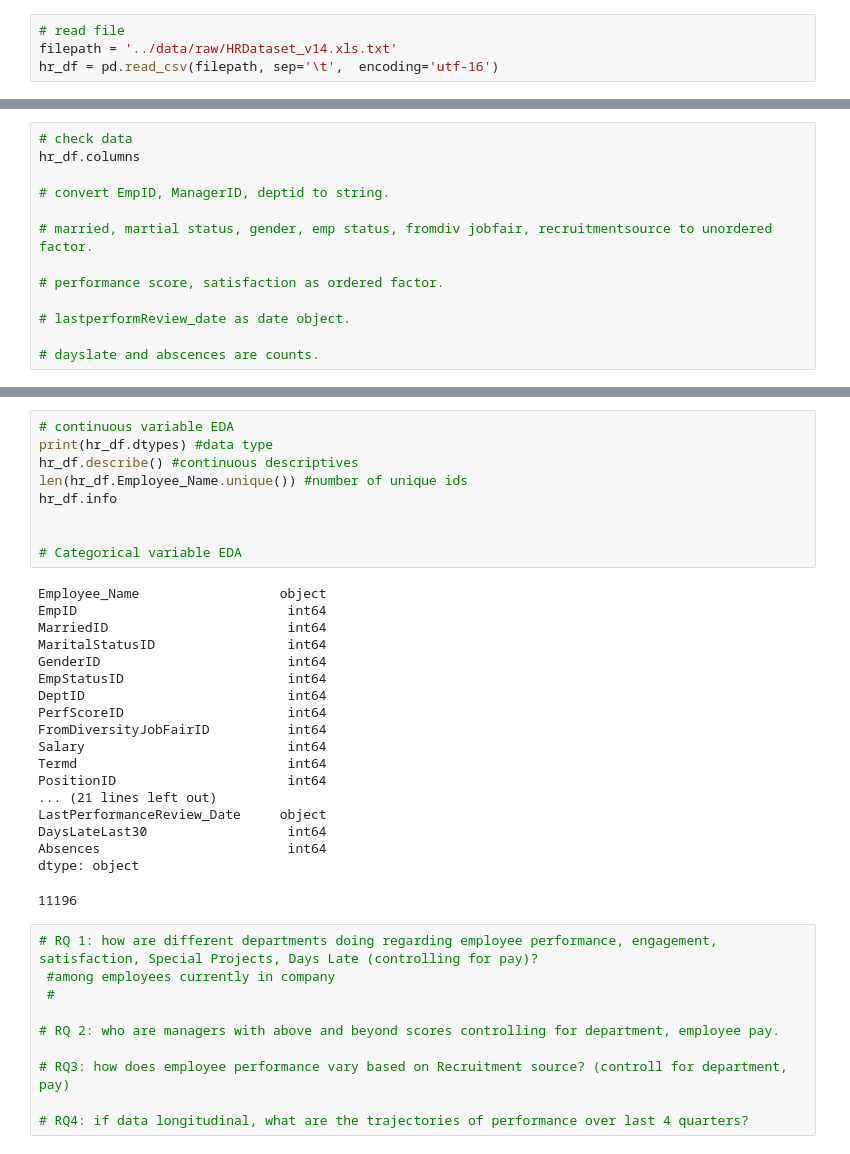
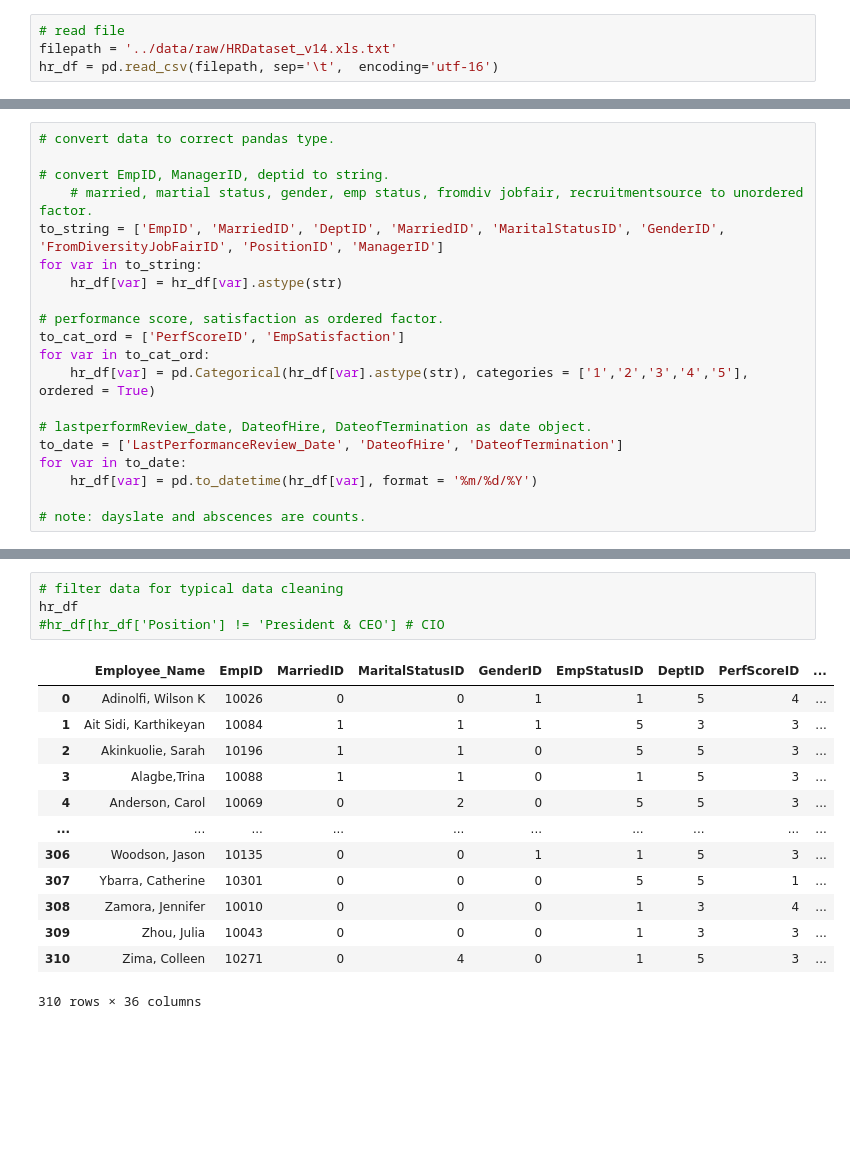
Before and after one commit to christiebarron/dvc10-hr, a Jupyter notebook: scripts/01_datawrangle.ipynb, the cells around one changed output, grey strips where cells are left out. Cells and saved outputs as stored; diff of their text form; blank space fills up the shorter version.

Commit message:
add data wrangling

```diff
--- a/scripts/01_datawrangle.ipynb
+++ b/scripts/01_datawrangle.ipynb
@@ -28,13 +69,20 @@ hr_df = pd.read_csv(filepath, sep='\t',  encoding='utf-16')
 # %%
-# check data
-hr_df.columns
+# convert data to correct pandas type.
 
 # convert EmpID, ManagerID, deptid to string.
-
-# married, martial status, gender, emp status, fromdiv jobfair, recruitmentsource to unordered factor.
+    # married, martial status, gender, emp status, fromdiv jobfair, recruitmentsource to unordered factor.
+to_string = ['EmpID', 'MarriedID', 'DeptID', 'MarriedID', 'MaritalStatusID', 'GenderID', 'FromDiversityJobFairID', 'PositionID', 'ManagerID']
+for var in to_string:
+    hr_df[var] = hr_df[var].astype(str)
 
 # performance score, satisfaction as ordered factor.
+to_cat_ord = ['PerfScoreID', 'EmpSatisfaction']
+for var in to_cat_ord:
+    hr_df[var] = pd.Categorical(hr_df[var].astype(str), categories = ['1','2','3','4','5'], ordered = True)
 
-# lastperformReview_date as date object.
+# lastperformReview_date, DateofHire, DateofTermination as date object.
+to_date = ['LastPerformanceReview_Date', 'DateofHire', 'DateofTermination']
+for var in to_date:
+    hr_df[var] = pd.to_datetime(hr_df[var], format = '%m/%d/%Y')
 
-# dayslate and abscences are counts.
+# note: dayslate and abscences are counts.
@@ -52,38 +89,18 @@ Index(['Employee_Name', 'EmpID', 'MarriedID', 'MaritalStatusID', 'GenderID',
-# %%
-# continuous variable EDA
-print(hr_df.dtypes) #data type
-hr_df.describe() #continuous descriptives
-len(hr_df.Employee_Name.unique()) #number of unique ids
-hr_df.info
-
-
-# Categorical variable EDA
-# %% [output]
-Employee_Name                  object
-EmpID                           int64
-MarriedID                       int64
-MaritalStatusID                 int64
-GenderID                        int64
-EmpStatusID                     int64
-DeptID                          int64
-PerfScoreID                     int64
-FromDiversityJobFairID          int64
-Salary                          int64
-Termd                           int64
-PositionID                      int64
-... (21 lines left out)
-LastPerformanceReview_Date     object
-DaysLateLast30                  int64
-Absences                        int64
-dtype: object
-11196
-# %%
-# RQ 1: how are different departments doing regarding employee performance, engagement, satisfaction, Special Projects, Days Late (controlling for pay)?
- #among employees currently in company
- #
-
-# RQ 2: who are managers with above and beyond scores controlling for department, employee pay.
-
-# RQ3: how does employee performance vary based on Recruitment source? (controll for department, pay)
-
-# RQ4: if data longitudinal, what are the trajectories of performance over last 4 quarters?
+# %%
+# filter data for typical data cleaning
+hr_df
+#hr_df[hr_df['Position'] != 'President & CEO'] # CIO
+# %% [output]
+|  | Employee_Name | EmpID | MarriedID | MaritalStatusID | GenderID | EmpStatusID | DeptID | PerfScoreID | ... |
+| 0 | Adinolfi, Wilson K | 10026 | 0 | 0 | 1 | 1 | 5 | 4 | ... |
+| 1 | Ait Sidi, Karthikeyan | 10084 | 1 | 1 | 1 | 5 | 3 | 3 | ... |
+| 2 | Akinkuolie, Sarah | 10196 | 1 | 1 | 0 | 5 | 5 | 3 | ... |
+| 3 | Alagbe,Trina | 10088 | 1 | 1 | 0 | 1 | 5 | 3 | ... |
+| 4 | Anderson, Carol | 10069 | 0 | 2 | 0 | 5 | 5 | 3 | ... |
+| ... | ... | ... | ... | ... | ... | ... | ... | ... | ... |
+| 306 | Woodson, Jason | 10135 | 0 | 0 | 1 | 1 | 5 | 3 | ... |
+| 307 | Ybarra, Catherine | 10301 | 0 | 0 | 0 | 5 | 5 | 1 | ... |
+| 308 | Zamora, Jennifer | 10010 | 0 | 0 | 0 | 1 | 3 | 4 | ... |
+| 309 | Zhou, Julia | 10043 | 0 | 0 | 0 | 1 | 3 | 3 | ... |
+| 310 | Zima, Colleen | 10271 | 0 | 4 | 0 | 1 | 5 | 3 | ... |
+310 rows × 36 columns
```
Also changed, not shown: parts of 16 cells of this notebook, 5 other files.
